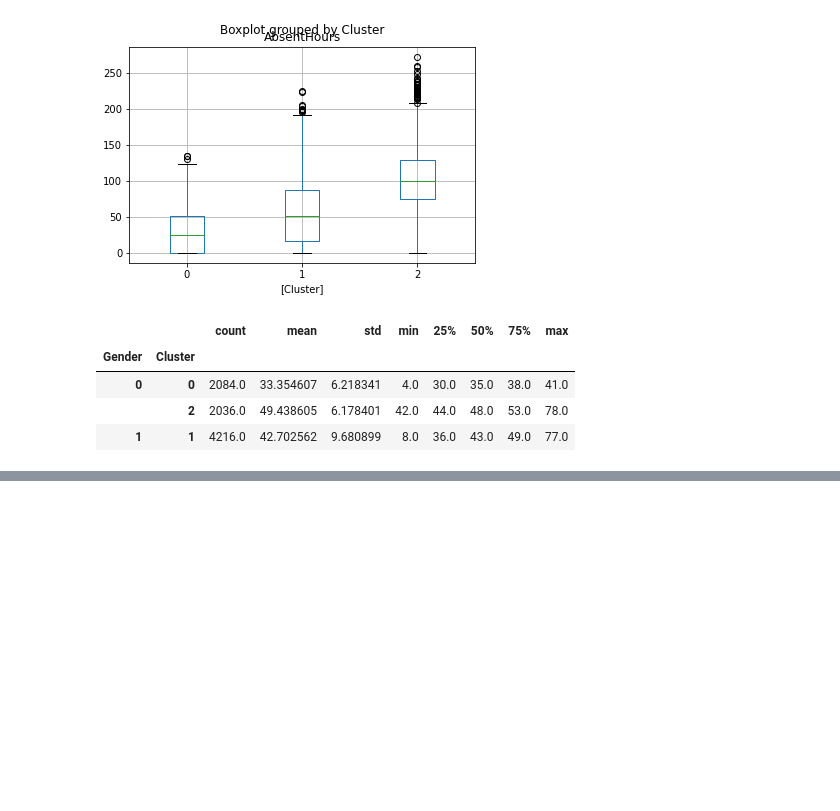
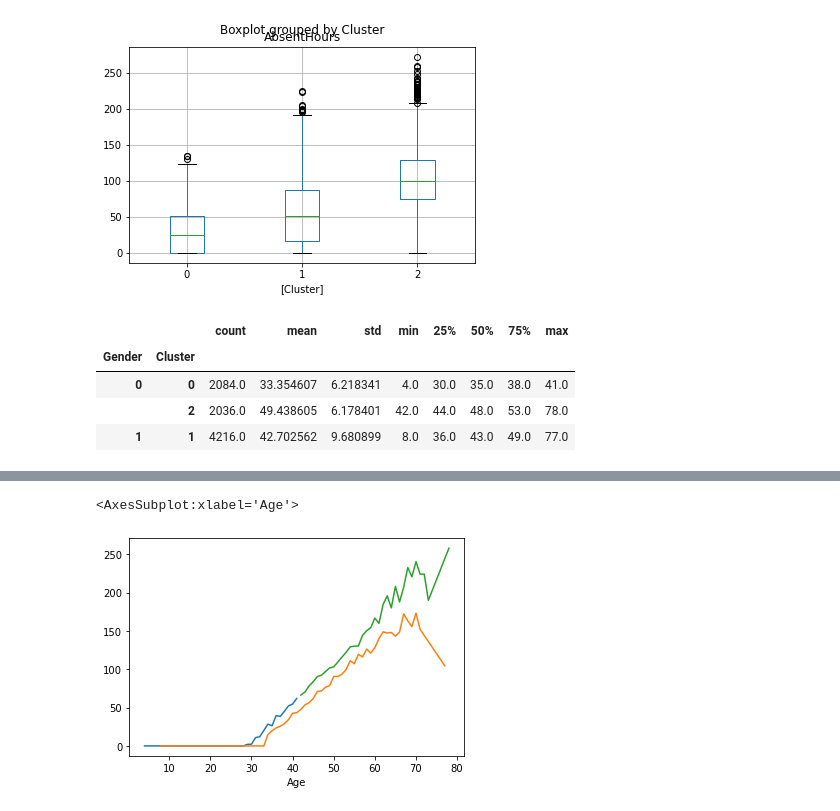
Before and after one commit to jmalauss/Absenteeism, a Jupyter notebook: unsupervised.ipynb, the cells around one changed output, grey strips where cells are left out. Saved outputs shown, nothing was run; the diff lists cells and outputs as text; code cells hidden in the pictures; blank space fills up the shorter version.

```diff
--- a/unsupervised.ipynb
+++ b/unsupervised.ipynb
@@ -115,0 +231,8 @@ combined.groupby(['Gender','Cluster']).describe()['Age']
+# %%
+# Plot median finish times by division for each cluster
+combined[combined['Cluster'] == 0].groupby('Age').median()['AbsentHours'].plot()
+combined[combined['Cluster'] == 1].groupby('Age').median()['AbsentHours'].plot()
+combined[combined['Cluster'] == 2].groupby('Age').median()['AbsentHours'].plot()
+# %% [output]
+<AxesSubplot:xlabel='Age'>
+[figure, added]
```
Also changed, not shown: parts of 11 cells of this notebook.
